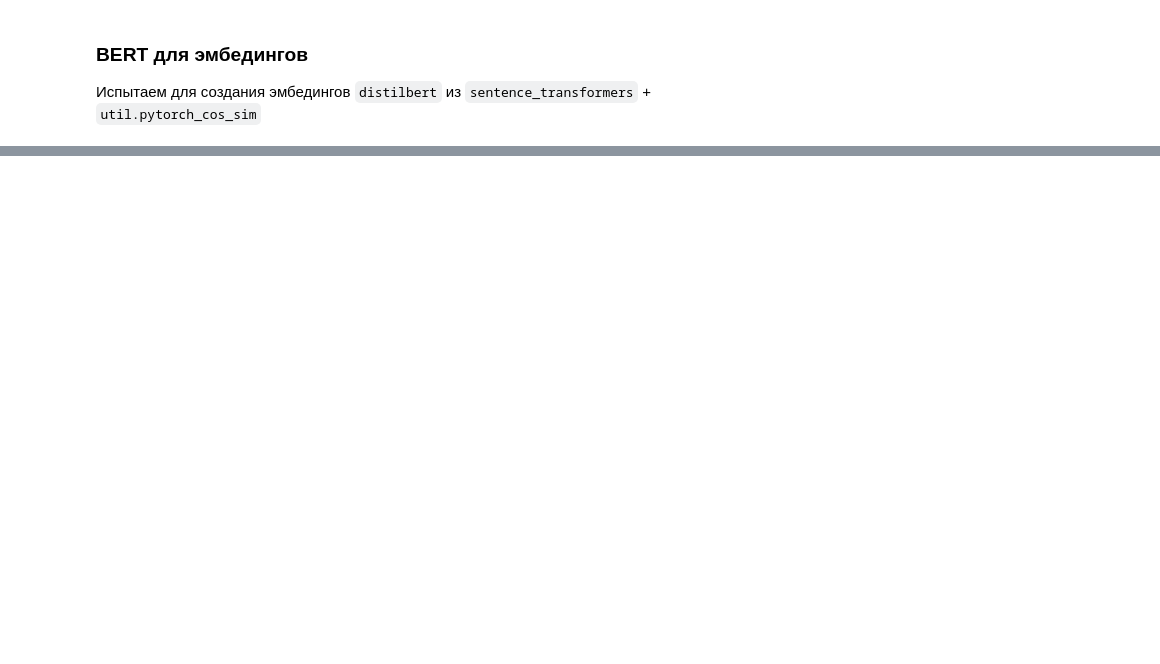
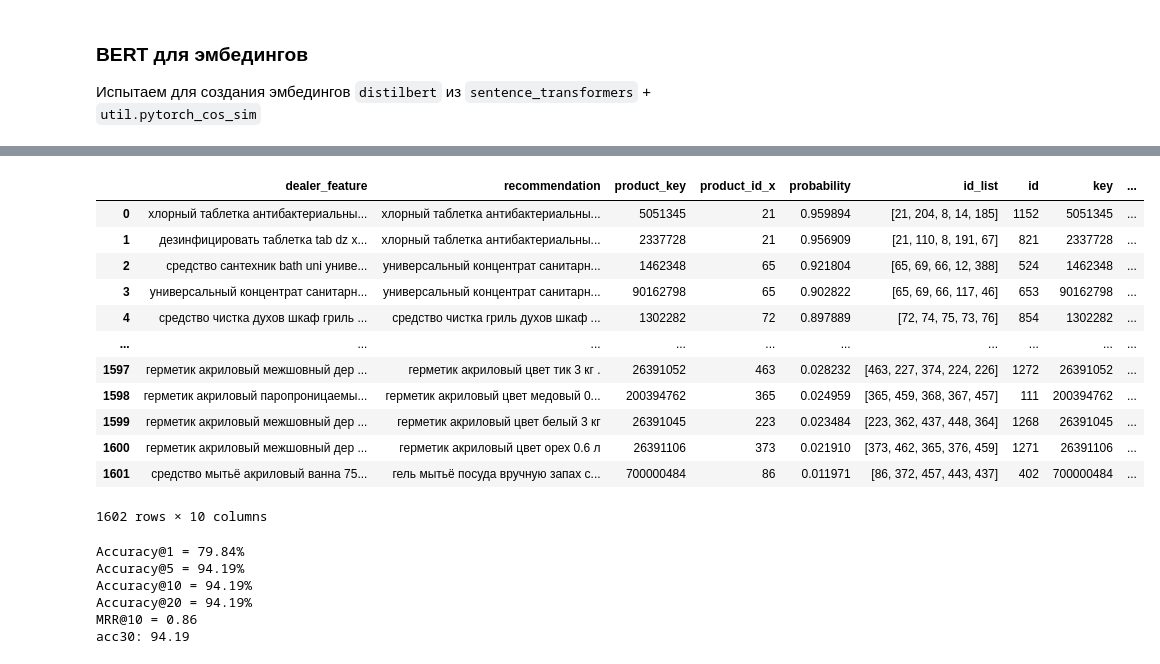
Before and after one commit to zdesia/data-competitions, a Jupyter notebook: Notebook/prosept-hack-notebook.ipynb, the cells around one changed output, grey strips where cells are left out. Drawn from its saved outputs; the diff is of its cells as text; code cells hidden in the pictures; blank space fills up the shorter version.

```diff
--- a/prosept-hack-notebook.ipynb
+++ b/Notebook/prosept-hack-notebook.ipynb
@@ -810,0 +1154,7 @@ results_table
+# %%
+# метрики на всём датасете
+full_df_pool = Pool(pair_recommendation_df.drop(['class'], axis=1),
+                    label=pair_recommendation_df['class'],
+                    text_features=['dealer_feature', 'recommendation'])
+pair_recommendation_df['predicted'] = model_cb.predict( full_df_pool)
+print(classification_report(pair_recommendation_df['class'], model_cb.predict( full_df_pool)))
@@ -810,0 +1207,3 @@ results_table
+# %%
+# 3. **Точный поиск**: Сделать предсказание вероятности обученным CatBoost
+pair_recommendation_df['probability'] = model_cb.predict_proba(full_df_pool)[:, 1]
@@ -810,0 +1226,44 @@ results_table
+# %%
+# 4. Взять 5 рекомендаций с самой высокой вероятностью
+# cортировка по вероятности
+sorted_df = pair_recommendation_df.sort_values(by='probability', ascending=False)
+
+# группировка по 'product_key' и выбор 5 самых высоких вероятностей в каждой группе
+result_df = sorted_df.groupby('product_key').head(5)
+# %%
+# Создание нового столбца с списком id
+id_lists = result_df.groupby('product_key')['product_id'].apply(list).reset_index(name='id_list')
+
+# Слияние с исходным DataFrame по 'product_key'
+final_df = pd.merge(result_df, id_lists, on='product_key', how='left')
+
+final_df = final_df.drop_duplicates(subset=['product_key'])
+# %%
+# присоединили id соответтсвующих названий производителя для рассчета метрики
+final_df = final_df.merge(data_key, left_on='product_key', right_on='key')
+final_df
+# %% [output]
+|  | dealer_feature | recommendation | product_key | product_id_x | probability | id_list | id | key | ... |
+| 0 | хлорный таблетка антибактериальны... | хлорный таблетка антибактериальны... | 5051345 | 21 | 0.959894 | [21, 204, 8, 14, 185] | 1152 | 5051345 | ... |
+| 1 | дезинфицировать таблетка tab dz х... | хлорный таблетка антибактериальны... | 2337728 | 21 | 0.956909 | [21, 110, 8, 191, 67] | 821 | 2337728 | ... |
+| 2 | средство сантехник bath uni униве... | универсальный концентрат санитарн... | 1462348 | 65 | 0.921804 | [65, 69, 66, 12, 388] | 524 | 1462348 | ... |
+| 3 | универсальный концентрат санитарн... | универсальный концентрат санитарн... | 90162798 | 65 | 0.902822 | [65, 69, 66, 117, 46] | 653 | 90162798 | ... |
+| 4 | средство чистка духов шкаф гриль ... | средство чистка гриль духов шкаф ... | 1302282 | 72 | 0.897889 | [72, 74, 75, 73, 76] | 854 | 1302282 | ... |
+| ... | ... | ... | ... | ... | ... | ... | ... | ... | ... |
+| 1597 | герметик акриловый межшовный дер ... | герметик акриловый цвет тик 3 кг . | 26391052 | 463 | 0.028232 | [463, 227, 374, 224, 226] | 1272 | 26391052 | ... |
+| 1598 | герметик акриловый паропроницаемы... | герметик акриловый цвет медовый 0... | 200394762 | 365 | 0.024959 | [365, 459, 368, 367, 457] | 111 | 200394762 | ... |
+| 1599 | герметик акриловый межшовный дер ... | герметик акриловый цвет белый 3 кг | 26391045 | 223 | 0.023484 | [223, 362, 437, 448, 364] | 1268 | 26391045 | ... |
+| 1600 | герметик акриловый межшовный дер ... | герметик акриловый цвет орех 0.6 л | 26391106 | 373 | 0.021910 | [373, 462, 365, 376, 459] | 1271 | 26391106 | ... |
+| 1601 | средство мытьё акриловый ванна 75... | гель мытьё посуда вручную запах c... | 700000484 | 86 | 0.011971 | [86, 372, 457, 443, 437] | 402 | 700000484 | ... |
+1602 rows × 10 columns
+# %%
+cb_acc1, cb_acc5, cb_acc10,  cb_mrr, cb_acc20 = (
+    calculate_metrics(final_df['product_id_y'], final_df['id_list'])
+)
+# %% [output]
+Accuracy@1 = 79.84%
+Accuracy@5 = 94.19%
+Accuracy@10 = 94.19%
+Accuracy@20 = 94.19%
+MRR@10 = 0.86
+acc30: 94.19
```
Also changed, not shown: parts of 118 cells of this notebook, 7 other files.
